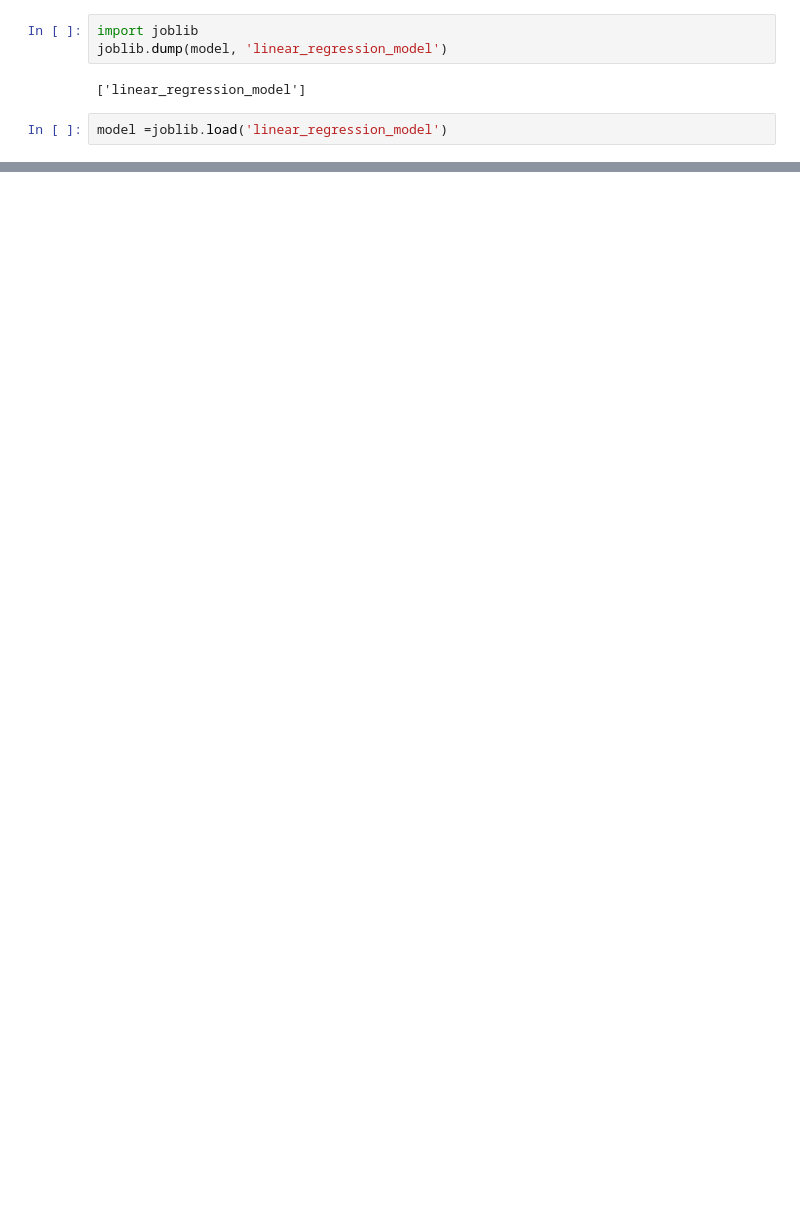
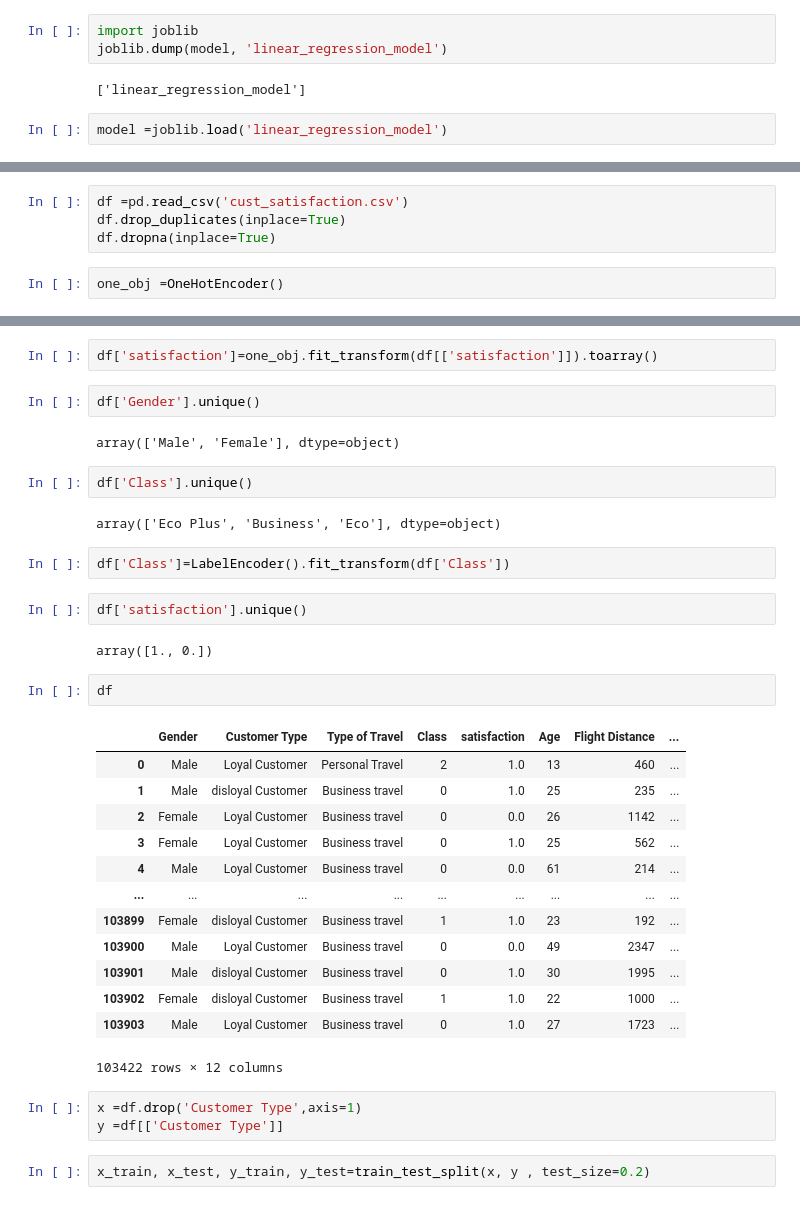
Before and after one commit to Govind-kumawat2002/june-2-, a Jupyter notebook: machine learning/linear_regression/basic.ipynb, the cells around one changed output, grey strips where cells are left out. Saved outputs shown, nothing was run; the diff lists cells and outputs as text; blank space fills up the shorter version.

```diff
--- a/machine learning/linear_regression/basic.ipynb
+++ b/machine learning/linear_regression/basic.ipynb
@@ -647,0 +766,6 @@ array([[ 39866.50703362],
+# %%
+df =pd.read_csv('cust_satisfaction.csv')
+df.drop_duplicates(inplace=True)
+df.dropna(inplace=True)
+# %%
+one_obj =OneHotEncoder()
@@ -647,0 +780,37 @@ array([[ 39866.50703362],
+# %%
+df['satisfaction']=one_obj.fit_transform(df[['satisfaction']]).toarray()
+# %%
+df['Gender'].unique()
+# %% [output]
+array(['Male', 'Female'], dtype=object)
+# %%
+df['Class'].unique()
+# %% [output]
+array(['Eco Plus', 'Business', 'Eco'], dtype=object)
+# %%
+df['Class']=LabelEncoder().fit_transform(df['Class'])
+# %%
+df['satisfaction'].unique()
+# %% [output]
+array([1., 0.])
+# %%
+df
+# %% [output]
+|  | Gender | Customer Type | Type of Travel | Class | satisfaction | Age | Flight Distance | ... |
+| 0 | Male | Loyal Customer | Personal Travel | 2 | 1.0 | 13 | 460 | ... |
+| 1 | Male | disloyal Customer | Business travel | 0 | 1.0 | 25 | 235 | ... |
+| 2 | Female | Loyal Customer | Business travel | 0 | 0.0 | 26 | 1142 | ... |
+| 3 | Female | Loyal Customer | Business travel | 0 | 1.0 | 25 | 562 | ... |
+| 4 | Male | Loyal Customer | Business travel | 0 | 0.0 | 61 | 214 | ... |
+| ... | ... | ... | ... | ... | ... | ... | ... | ... |
+| 103899 | Female | disloyal Customer | Business travel | 1 | 1.0 | 23 | 192 | ... |
+| 103900 | Male | Loyal Customer | Business travel | 0 | 0.0 | 49 | 2347 | ... |
+| 103901 | Male | disloyal Customer | Business travel | 0 | 1.0 | 30 | 1995 | ... |
+| 103902 | Female | disloyal Customer | Business travel | 1 | 1.0 | 22 | 1000 | ... |
+| 103903 | Male | Loyal Customer | Business travel | 0 | 1.0 | 27 | 1723 | ... |
+103422 rows × 12 columns
+# %%
+x =df.drop('Customer Type',axis=1)
+y =df[['Customer Type']]
+# %%
+x_train, x_test, y_train, y_test=train_test_split(x, y , test_size=0.2)
```
Also changed, not shown: parts of 33 cells of this notebook, 2 other files.
